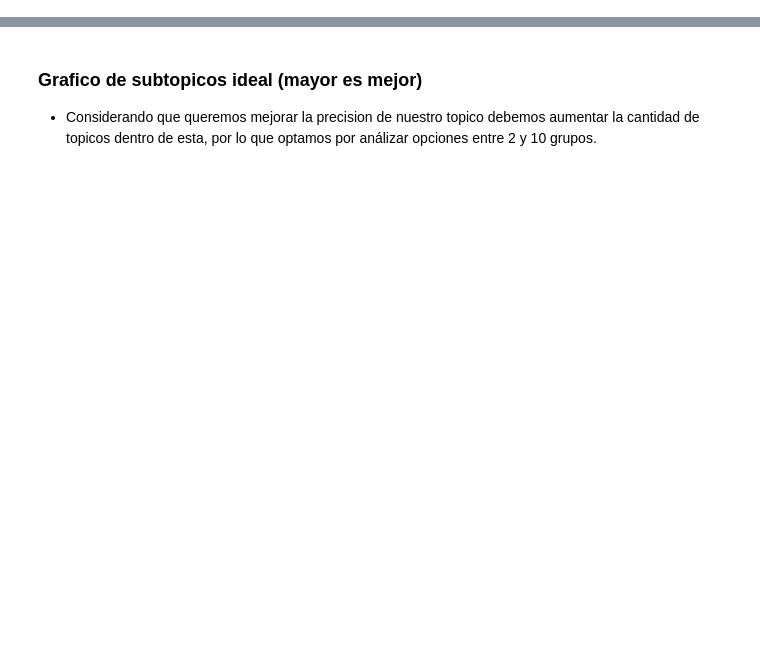
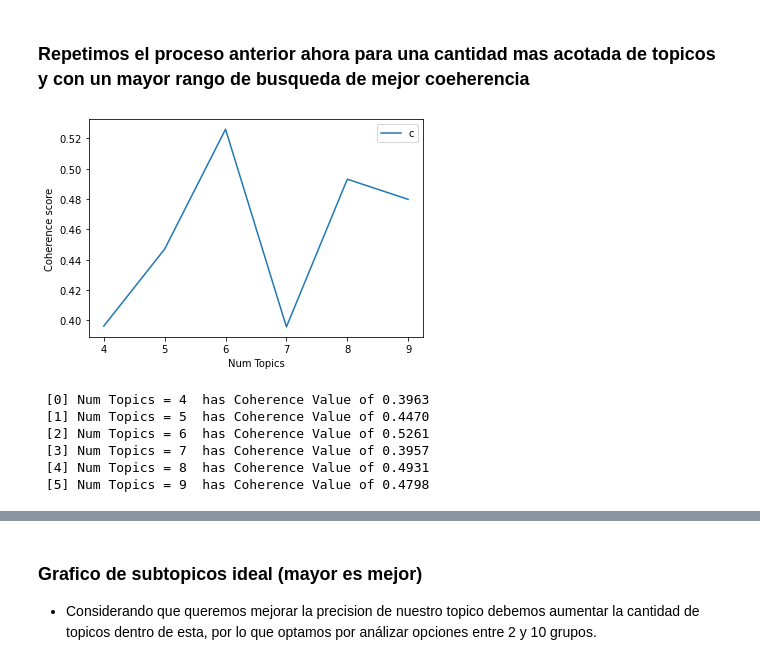
Before and after one commit to matiasbarram/INFO279-TAL-Proyecto, a Jupyter notebook: paso_2_re_extraccion_lda.ipynb, the cells around one changed output, grey strips where cells are left out. Saved outputs shown, nothing was run; the diff lists cells and outputs as text; code cells hidden in the pictures; blank space fills up the shorter version.

```diff
--- a/paso_2_re_extraccion_lda.ipynb
+++ b/paso_2_re_extraccion_lda.ipynb
@@ -121,0 +180,5 @@ def format_topics_documents(ldamodel, corpus, texts):
+# %%
+# Format
+df_dominant_topic_a = df_topic_sents_keywords_a.reset_index()
+df_dominant_topic_a.columns = ['Document_No', 'Dominant_Topic', 'Topic_Perc_Contrib', 'Keywords', 'text_list']
+df_dominant_topic_a
@@ -121,0 +239,7 @@ def format_topics_documents(ldamodel, corpus, texts):
+# %%
+important_topics = [2.0, 4.0, 6.0, 7.0, 8.0, 9.0, 10.0, 13.0]
+df_topics = df.copy()
+mask = df_dominant_topic_a.Dominant_Topic.isin(important_topics)
+df_topics = df_topics[mask.reindex(df_topics.index, fill_value=False)]
+df_topics.drop(columns=['Dominant_Topic', 'Unnamed: 0'], inplace=True)
+df_topics
@@ -121,0 +260,2 @@ def format_topics_documents(ldamodel, corpus, texts):
+# %% [markdown]
+### Repetimos el proceso anterior ahora para una cantidad mas acotada de topicos y con un mayor rango de busqueda de mejor coeherencia
@@ -121,0 +267,18 @@ def format_topics_documents(ldamodel, corpus, texts):
+# %%
+corpus, id2word, data_lemmatized = get_from_textlist(df_topics, stop_words=stop_words)
+# un numero muy alto resulta en algunos topicos con muy pocas noticias (< 50)
+limit=10; start=4; step=1;
+model_list, coherence_values = compute_coherence_values(dictionary=id2word,
+                                                        corpus=corpus,
+                                                        texts=data_lemmatized,
+                                                        start=start, limit=limit, step=step)
+# %%
+plot_coherences(start, limit, step, coherence_values)
+# %% [output]
+[figure, added]
+ [0] Num Topics = 4  has Coherence Value of 0.3963
+ [1] Num Topics = 5  has Coherence Value of 0.4470
+ [2] Num Topics = 6  has Coherence Value of 0.5261
+ [3] Num Topics = 7  has Coherence Value of 0.3957
+ [4] Num Topics = 8  has Coherence Value of 0.4931
+ [5] Num Topics = 9  has Coherence Value of 0.4798
```
Also changed, not shown: parts of 62 cells of this notebook, 5 other files.
